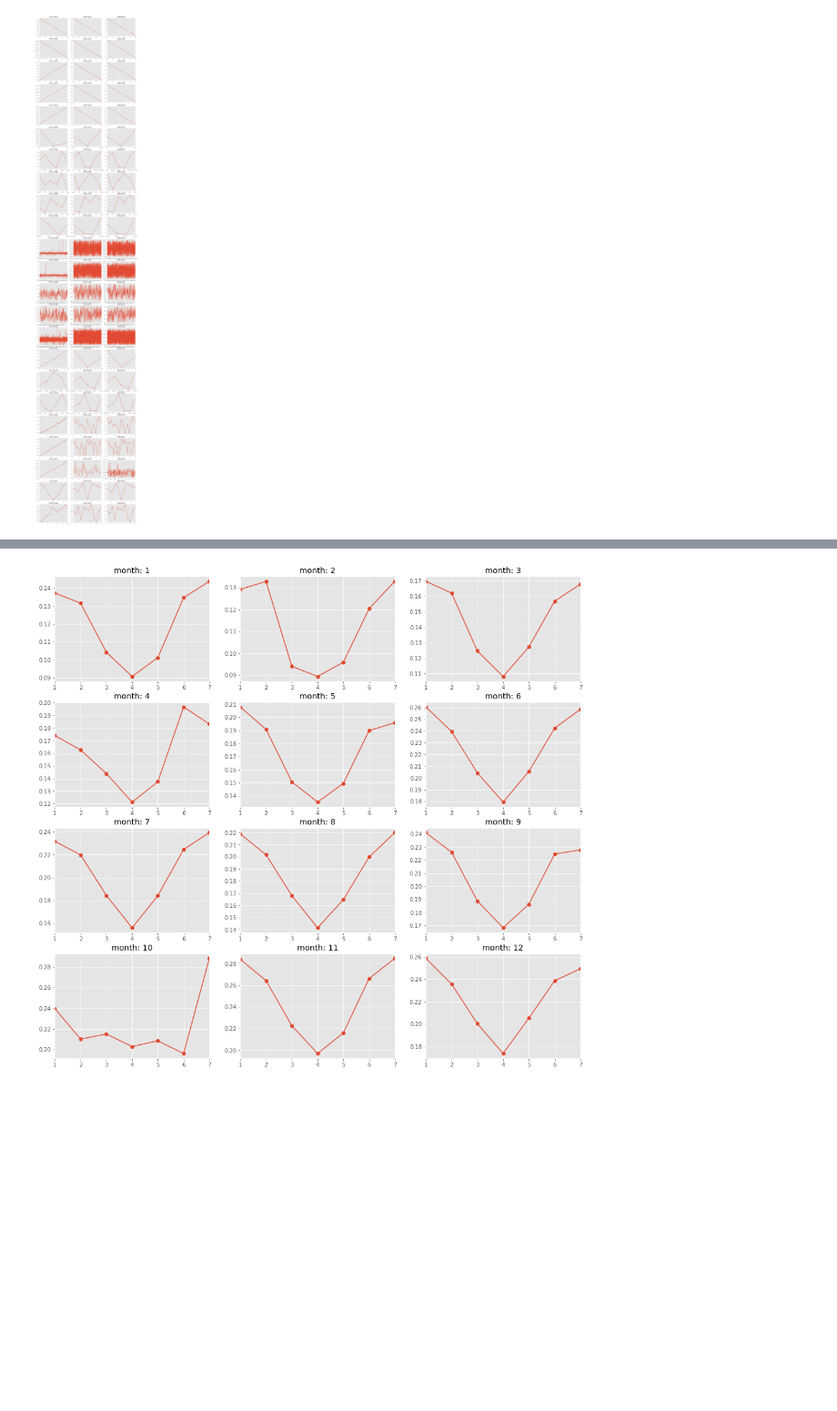
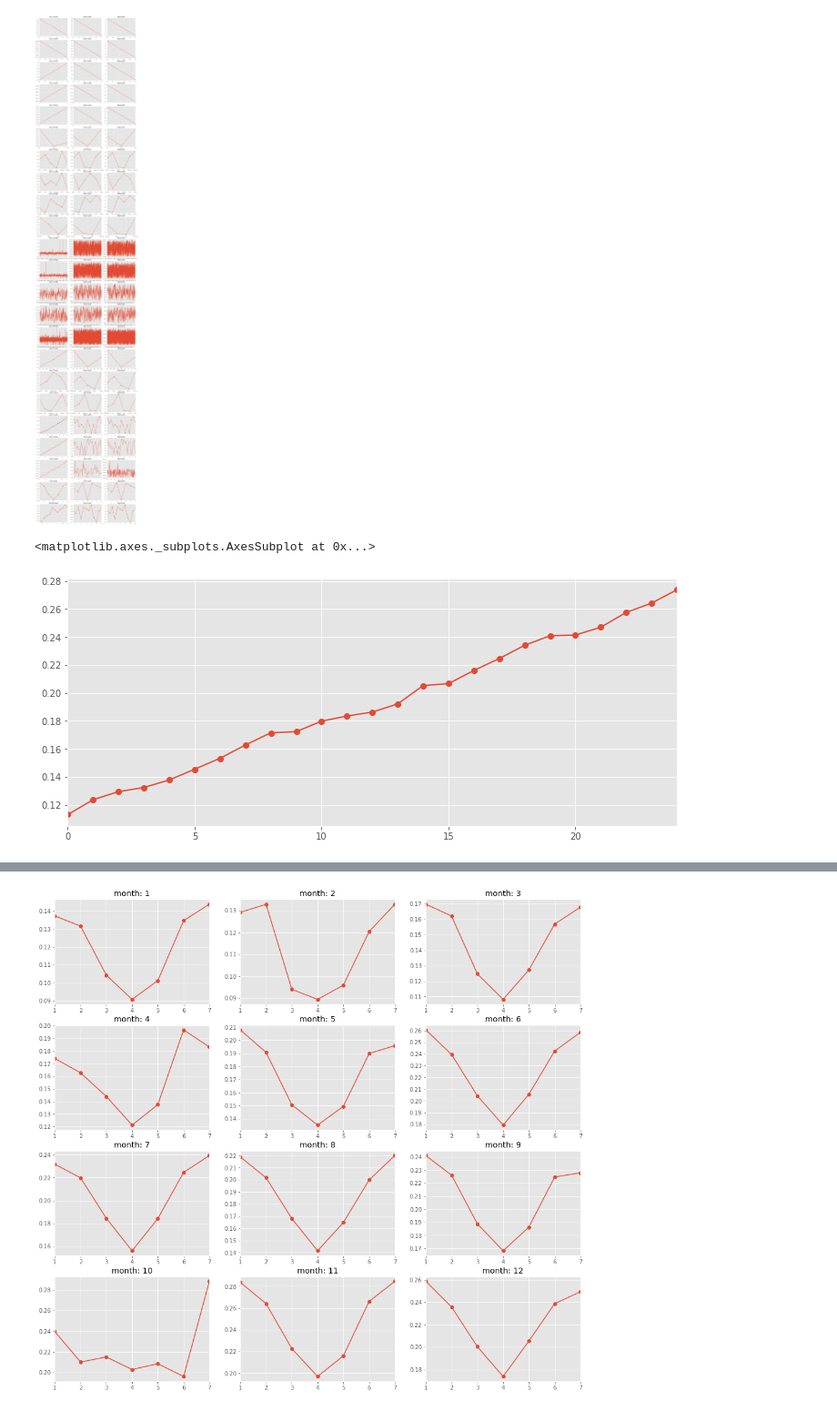
Before and after one commit to viktorsapozhok/cafeen, a Jupyter notebook: notebooks/1_simple_eda.ipynb, the cells around one changed output, grey strips where cells are left out. Shown at 91% size. Drawn from its saved outputs; the diff is of its cells as text; code cells hidden in the pictures; blank space fills up the shorter version.

```diff
--- a/notebooks/1_simple_eda.ipynb
+++ b/notebooks/1_simple_eda.ipynb
@@ -113,3 +113,11 @@ for i in range(nrows):
         ax[i, j].set_xlabel('')
 # %% [output]
 [figure]
+# %%
+train = utils.target_encoding(train, ['ord_5'])
+train = utils.group_features(train, ['ord_5'], n_groups=26, min_group_size=None)
+# %%
+train.groupby('ord_5')['target'].mean().reset_index(drop=True).plot(figsize=(12, 5), marker='o')
+# %% [output]
+<matplotlib.axes._subplots.AxesSubplot at 0x...>
+[figure, added]
```
Also changed, not shown: parts of 5 cells of this notebook, 2 other files.
